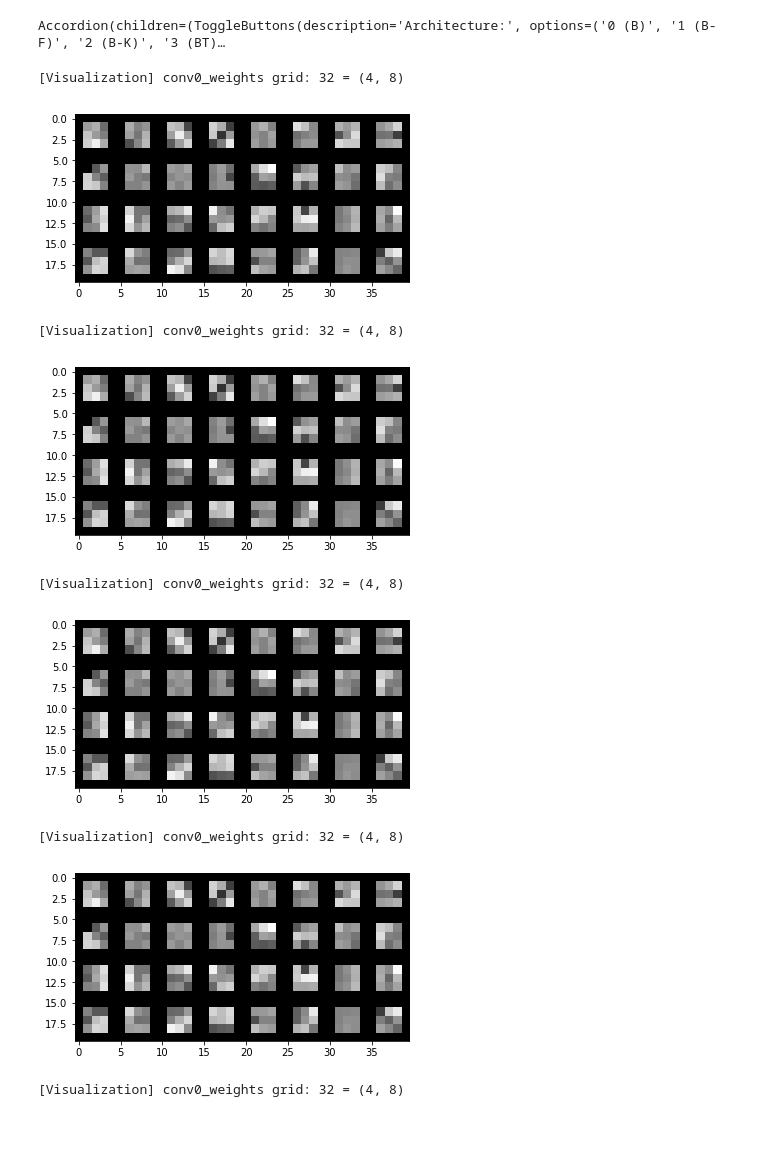
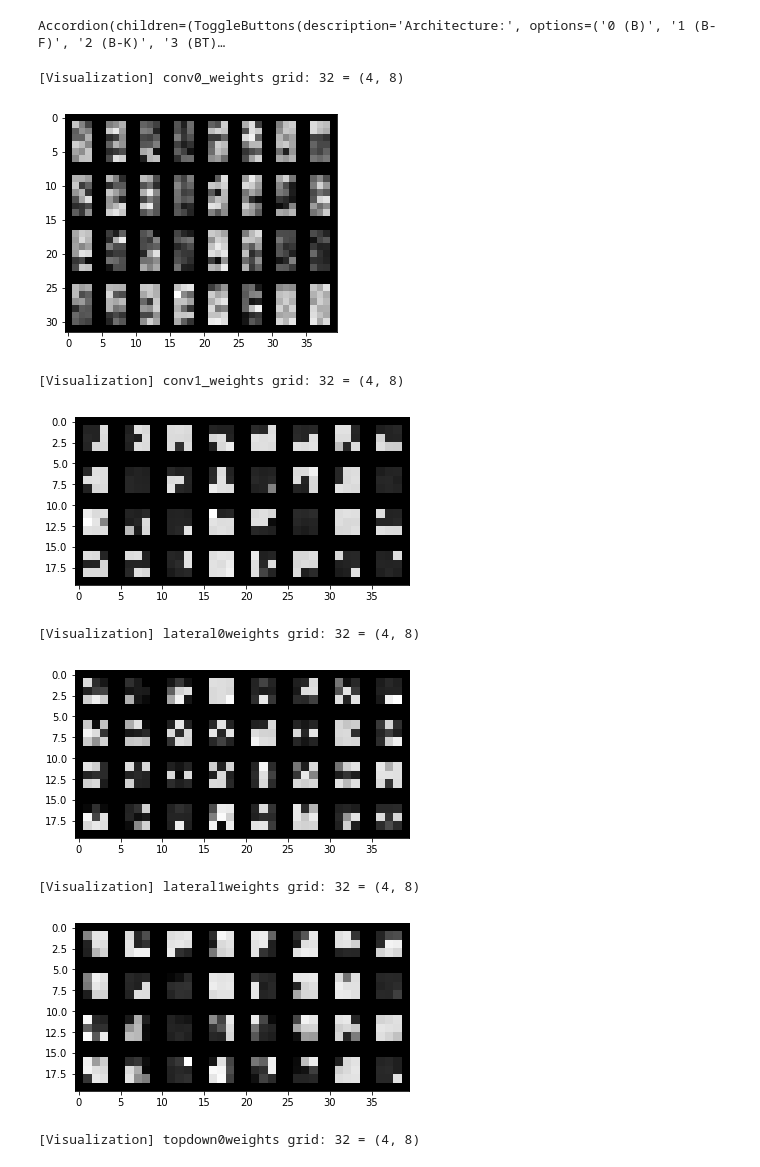
Before and after one commit to mrernst/CAR_flow, a Jupyter notebook: network_engine/utilities/investigator.ipynb, the cells around one changed output. Cells and saved outputs as stored; diff of their text form; code cells hidden in the pictures; blank space fills up the shorter version.

```diff
--- a/network_engine/utilities/investigator.ipynb
+++ b/network_engine/utilities/investigator.ipynb
@@ -156,54 +160,62 @@ configure_widgets()
 # %% [output]
 Accordion(children=(ToggleButtons(description='Architecture:', options=('0 (B)', '1 (B-F)', '2 (B-K)', '3 (BT)…
 # %%
-modelpath = '/Users/markus/Research/Code/saturn/experiments/001_noname_experiment/data/config0/B0_2l_fm1_d1.0_l20.0_bn1_bs100_lr0.003/mnist_2occ_Xp/28x28x1_grayscale_onehot/checkpoints/'
-#modelpath = '/home/aecgroup/aecdata/Results_python/markus/experiments/010_osfashionmnist_stereo/data/config5/i1/BLT3_2l_fm1_d1.0_l20.0_bn1_bs500_lr0.003/osfashionmnist_2occ_Xp/32x32x2_grayscale_onehot/checkpoints/'
+#modelpath = '/Users/markus/Research/Code/saturn/experiments/001_noname_experiment/data/config0/B0_2l_fm1_d1.0_l20.0_bn1_bs100_lr0.003/mnist_2occ_Xp/28x28x1_grayscale_onehot/checkpoints/'
+modelpath = '/Users/markus/Research/Code/saturn/experiments/001_noname_experiment/data/config0/BLT3_2l_fm1_d1.0_l20.0_bn1_bs100_lr0.003/mnist_2occ_Xp/28x28x2_grayscale_onehot/checkpoints'
+
 
 
 list_of_variables = cu.list_variables(modelpath)
 #get_list_of_images(list_of_variables, False)
 
-conv0weights = cu.load_variable(modelpath, 'convolutional_layer_0/conv0_conv_var')
-conv0weights = tf.convert_to_tensor(conv0weights)
-viz = visualizer.put_kernels_on_grid(name='conv0_weights', kernel=conv0weights)
+if True:
+    conv0weights = cu.load_variable(modelpath, 'convolutional_layer_0/conv0_conv_var')
+    viz = visualizer.put_kernels_on_grid(name='conv0_weights', kernel=tf.reshape(conv0weights,[2 * 3, 3, -1, 32]))
+    viz_np = viz.numpy()
+    plt.imshow(viz_np[0,:,:,0], cmap='gray')
+    plt.show()
+
+else:
+    conv0weights = tf.convert_to_tensor(conv0weights)
+    viz = visualizer.put_kernels_on_grid(name='conv0_weights', kernel=conv0weights)
+    viz_np = viz.numpy()
+    plt.imshow(viz_np[0,:,:,0], cmap='gray')
+    plt.show()
+
+conv1weights = cu.load_variable(modelpath, 'convolutional_layer_1/conv1_conv_var')
+conv1weights = tf.convert_to_tensor(conv1weights)
+viz = visualizer.put_kernels_on_grid(name='conv1_weights', kernel=conv1weights)
 viz_np = viz.numpy()
 plt.imshow(viz_np[0,:,:,0], cmap='gray')
 plt.show()
 
-conv0weights = cu.load_variable(modelpath, 'convolutional_layer_0/conv0_conv_var')
-conv0weights = tf.convert_to_tensor(conv0weights)
-viz = visualizer.put_kernels_on_grid(name='conv0_weights', kernel=conv0weights)
+lateral0weights = cu.load_variable(modelpath, 'lateral_layer_0/lateral0_var')
+lateral0weights = tf.convert_to_tensor(lateral0weights)
+viz = visualizer.put_kernels_on_grid(name='lateral0weights', kernel=lateral0weights)
 viz_np = viz.numpy()
 plt.imshow(viz_np[0,:,:,0], cmap='gray')
 plt.show()
 
-conv0weights = cu.load_variable(modelpath, 'convolutional_layer_0/conv0_conv_var')
-conv0weights = tf.convert_to_tensor(conv0weights)
-viz = visualizer.put_kernels_on_grid(name='conv0_weights', kernel=conv0weights)
+lateral1weights = cu.load_variable(modelpath, 'lateral_layer_1/lateral1_var')
+lateral1weights = tf.convert_to_tensor(lateral1weights)
+viz = visualizer.put_kernels_on_grid(name='lateral1weights', kernel=lateral1weights)
 viz_np = viz.numpy()
 plt.imshow(viz_np[0,:,:,0], cmap='gray')
 plt.show()
 
-conv0weights = cu.load_variable(modelpath, 'convolutional_layer_0/conv0_conv_var')
-conv0weights = tf.convert_to_tensor(conv0weights)
-viz = visualizer.put_kernels_on_grid(name='conv0_weights', kernel=conv0weights)
+topdown0weights = cu.load_variable(modelpath, 'topdown_layer_0/topdown0_var')
+topdown0weights = tf.convert_to_tensor(topdown0weights)
+viz = visualizer.put_kernels_on_grid(name='topdown0weights', kernel=topdown0weights)
 viz_np = viz.numpy()
 plt.imshow(viz_np[0,:,:,0], cmap='gray')
 plt.show()
-
-conv0weights = cu.load_variable(modelpath, 'convolutional_layer_0/conv0_conv_var')
-conv0weights = tf.convert_to_tensor(conv0weights)
-viz = visualizer.put_kernels_on_grid(name='conv0_weights', kernel=conv0weights)
-viz_np = viz.numpy()
-plt.imshow(viz_np[0,:,:,0], cmap='gray')
-plt.show()
 # %% [output]
 [Visualization] conv0_weights grid: 32 = (4, 8)
-[figure, old version]
+[figure, new version]
-[Visualization] conv0_weights grid: 32 = (4, 8)
+[Visualization] conv1_weights grid: 32 = (4, 8)
-[figure, old version]
+[figure, new version]
-[Visualization] conv0_weights grid: 32 = (4, 8)
+[Visualization] lateral0weights grid: 32 = (4, 8)
-[figure, old version]
+[figure, new version]
-[Visualization] conv0_weights grid: 32 = (4, 8)
+[Visualization] lateral1weights grid: 32 = (4, 8)
-[figure, old version]
+[figure, new version]
-[Visualization] conv0_weights grid: 32 = (4, 8)
+[Visualization] topdown0weights grid: 32 = (4, 8)
```
Also changed, not shown: parts of 6 cells of this notebook.
